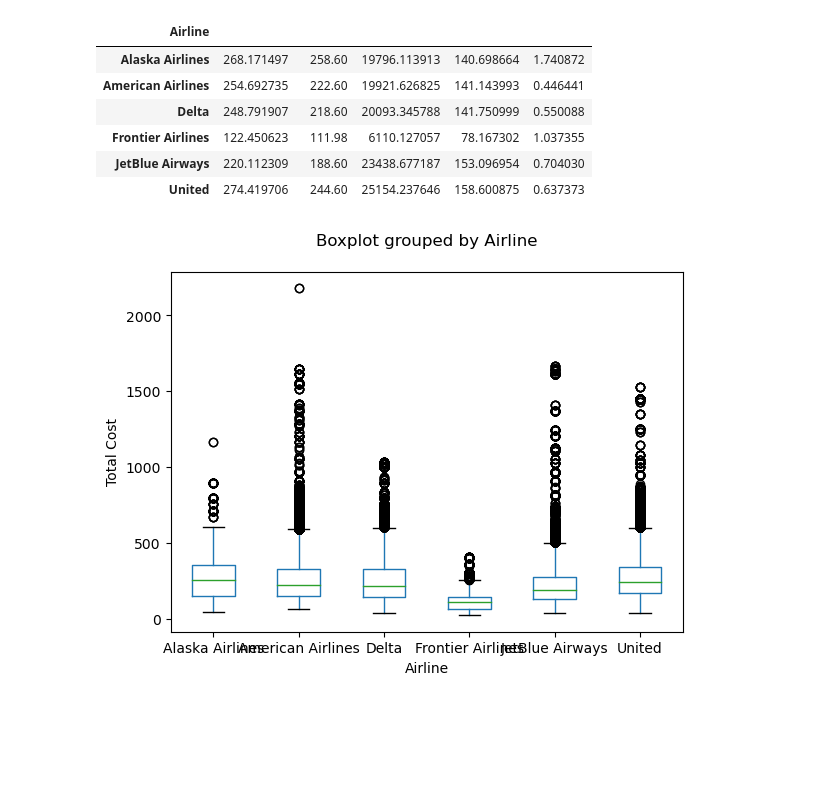
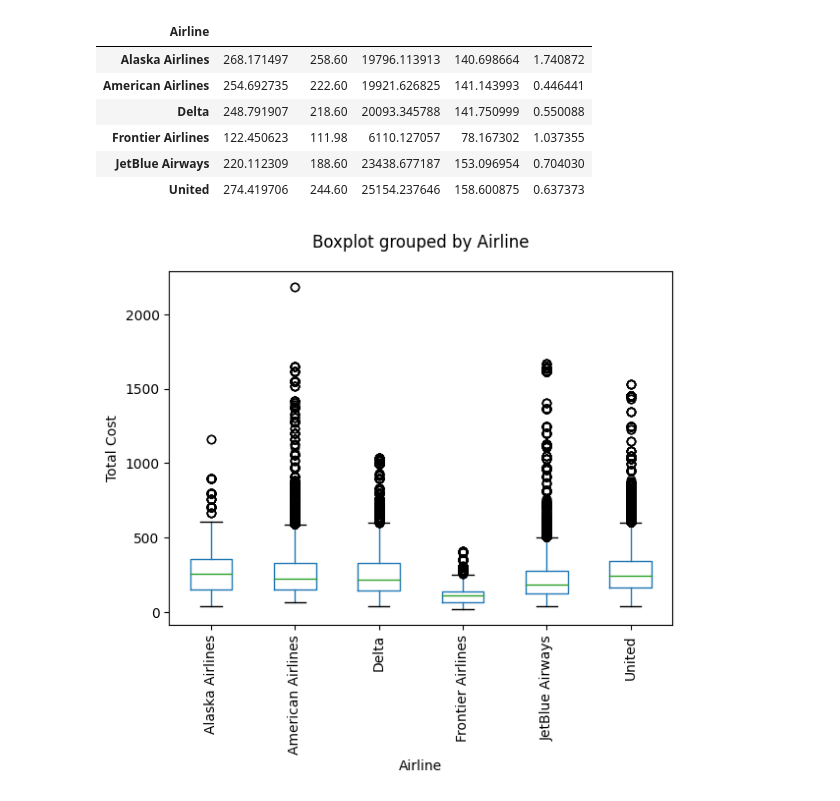
Before and after one commit to Muntasir-Murad/Predicting-Flight-Prices-Based-on-Various-Criteria, a Jupyter notebook: flight.ipynb, the cells around one changed output. Saved outputs shown, nothing was run; the diff lists cells and outputs as text; code cells hidden in the pictures; blank space fills up the shorter version.

Commit message:
added a few mor plots and cleaned some

```diff
--- a/flight.ipynb
+++ b/flight.ipynb
@@ -126,6 +126,7 @@ dtype: object
 # %%
 clean_df["Search Date"] = pd.to_datetime(clean_df["Search Date"], errors='coerce')
 clean_df["Flight Date"] = pd.to_datetime(clean_df["Flight Date"], errors='coerce')
+clean_df["Departure Time"] = pd.to_datetime(clean_df["Departure Time"], errors='coerce')
 
 clean_df.dtypes
 # %% [output]
@@ -155,0 +149,11 @@ clean_df.head()
+# %%
+# Convert dates to date format and compute the number of days between booking and flight day.
+clean_df['Date Difference'] = (clean_df['Flight Date'] - clean_df['Search Date']).dt.days
+
+#Convert length of flight from seconds to minutes.
+
+clean_df['Length of Flight (mins)'] = clean_df['Length of Flight (seconds)']/60
+
+# Column classifying departure time as either asm/pm
+
+clean_df.head()
@@ -286,9 +312,10 @@ airline_cost_stats
 # %%
 # Generate a box plot that shows the distrubution of the cost for each airline.
 clean_df.boxplot(column = "Total Cost", by = "Airline", grid = False)
+plt.xticks(rotation=90)
 plt.title(" ")
 plt.ylabel("Total Cost")
 plt.show()
 # %% [output]
-[figure, old version]
+[figure, new version]
 # %%
```
Also changed, not shown: parts of 22 cells of this notebook.
